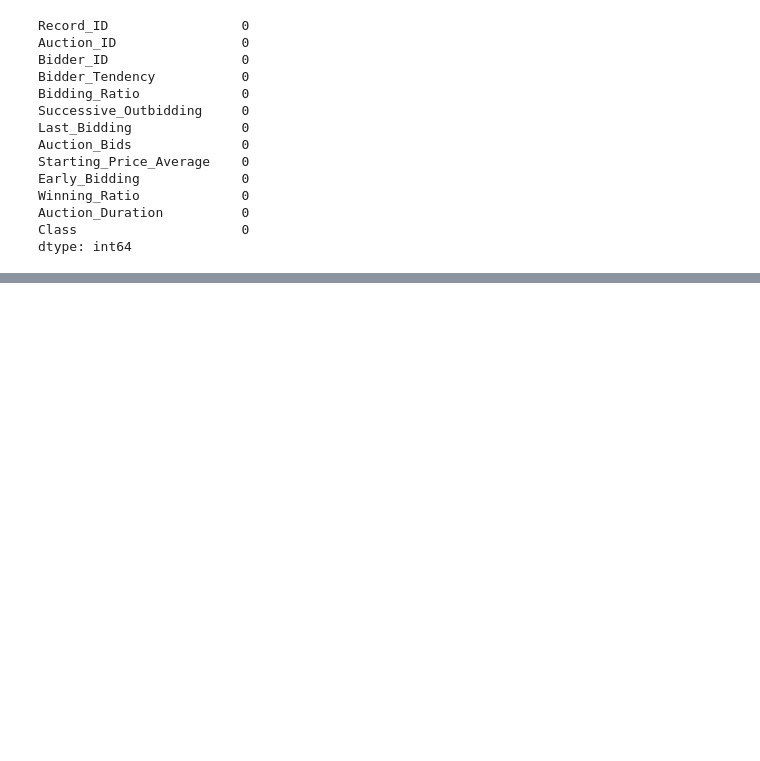
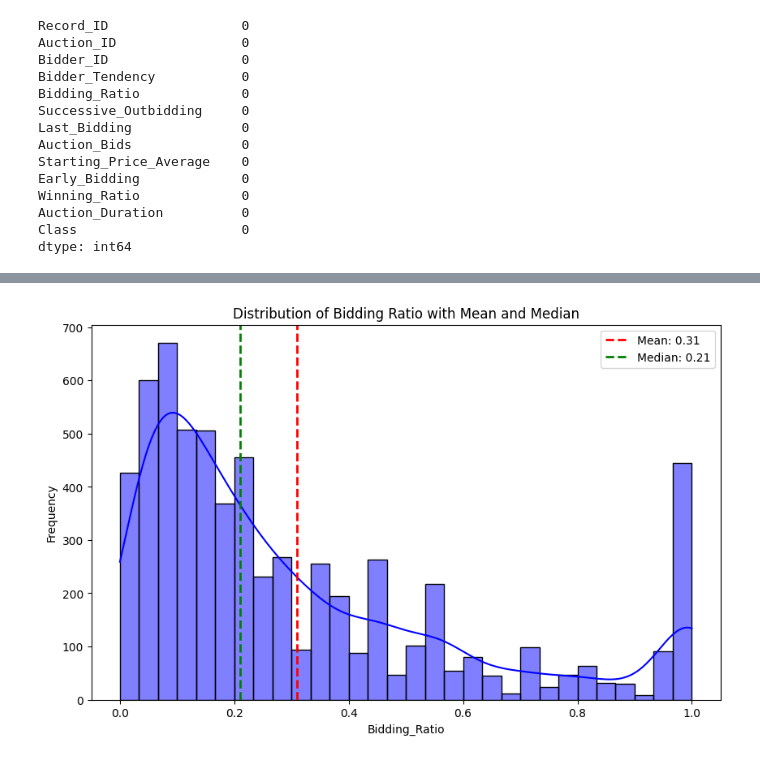
Before and after one commit to xiu-shi/DA_L7, a Jupyter notebook: L7_term3/L7_term3_ML_CA1.ipynb, the cells around one changed output, grey strips where cells are left out. Saved outputs shown, nothing was run; the diff lists cells and outputs as text; code cells hidden in the pictures; blank space fills up the shorter version.

```diff
--- a/L7_term3/L7_term3_ML_CA1.ipynb
+++ b/L7_term3/L7_term3_ML_CA1.ipynb
@@ -61,0 +126,5 @@ stat_summary
+# %%
+# plotting for Bidding Ratio
+plot_histogram_with_mean_median(normalized_data, 'Bidding_Ratio', 'Distribution of Bidding Ratio with Mean and Median')
+# %% [output]
+[figure, added]
```
Also changed, not shown: parts of 7 cells of this notebook.
